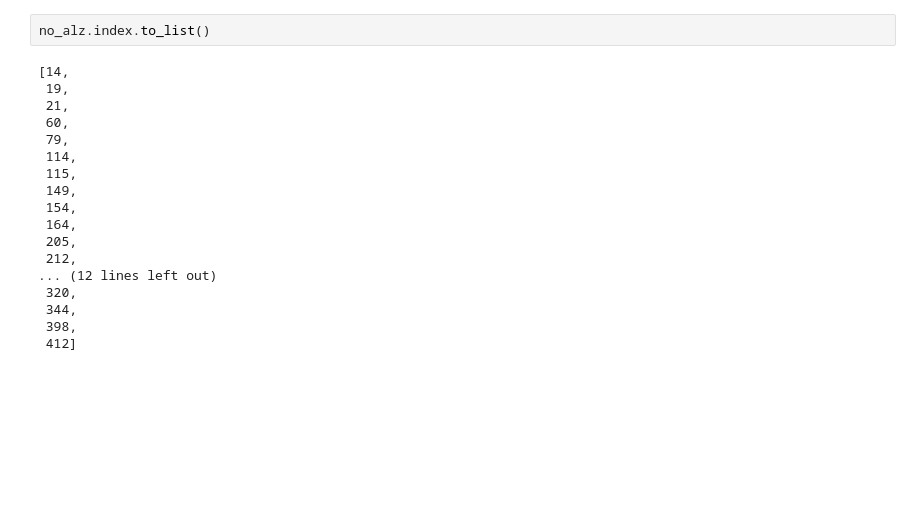
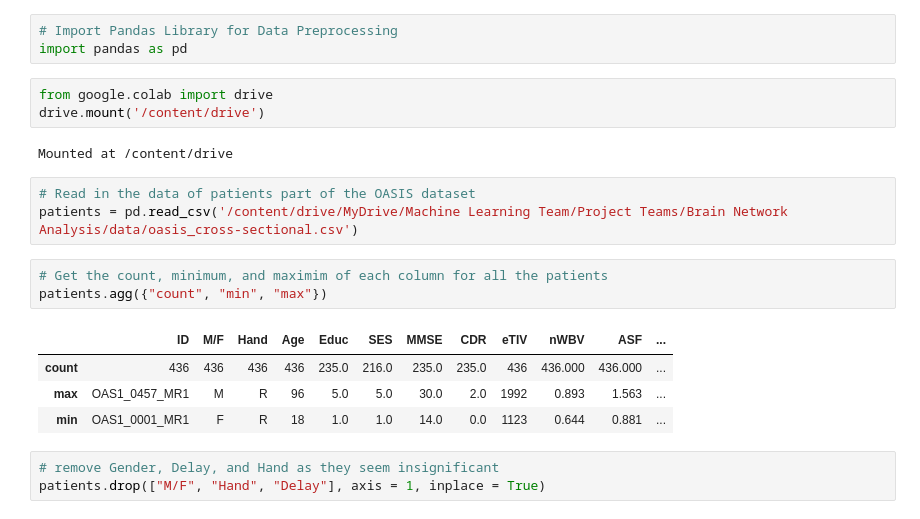
Before and after one commit to MHML21/alzheimers-detection, a Jupyter notebook: data_preprocessing.ipynb, the cells around one changed output. Drawn from its saved outputs; the diff is of its cells as text; blank space fills up the shorter version.

```diff
--- a/data_preprocessing.ipynb
+++ b/data_preprocessing.ipynb
@@ -39,20 +1,22 @@ alz
-# %%
-no_alz.index.to_list()
-# %% [output]
-[14,
- 19,
- 21,
- 60,
- 79,
- 114,
- 115,
- 149,
- 154,
- 164,
- 205,
- 212,
-... (12 lines left out)
- 320,
- 344,
- 398,
- 412]
+# %%
+# Import Pandas Library for Data Preprocessing
+import pandas as pd
+# %%
+from google.colab import drive
+drive.mount('/content/drive')
+# %% [output]
+Mounted at /content/drive
+# %%
+# Read in the data of patients part of the OASIS dataset
+patients = pd.read_csv('/content/drive/MyDrive/Machine Learning Team/Project Teams/Brain Network Analysis/data/oasis_cross-sectional.csv')
+# %%
+# Get the count, minimum, and maximim of each column for all the patients
+patients.agg({"count", "min", "max"})
+# %% [output]
+|  | ID | M/F | Hand | Age | Educ | SES | MMSE | CDR | eTIV | nWBV | ASF | ... |
+| count | 436 | 436 | 436 | 436 | 235.0 | 216.0 | 235.0 | 235.0 | 436 | 436.000 | 436.000 | ... |
+| max | OAS1_0457_MR1 | M | R | 96 | 5.0 | 5.0 | 30.0 | 2.0 | 1992 | 0.893 | 1.563 | ... |
+| min | OAS1_0001_MR1 | F | R | 18 | 1.0 | 1.0 | 14.0 | 0.0 | 1123 | 0.644 | 0.881 | ... |
+# %%
+# remove Gender, Delay, and Hand as they seem insignificant
+patients.drop(["M/F", "Hand", "Delay"], axis = 1, inplace = True)
```
Also changed, not shown: parts of 10 cells of this notebook, 14 other files.
